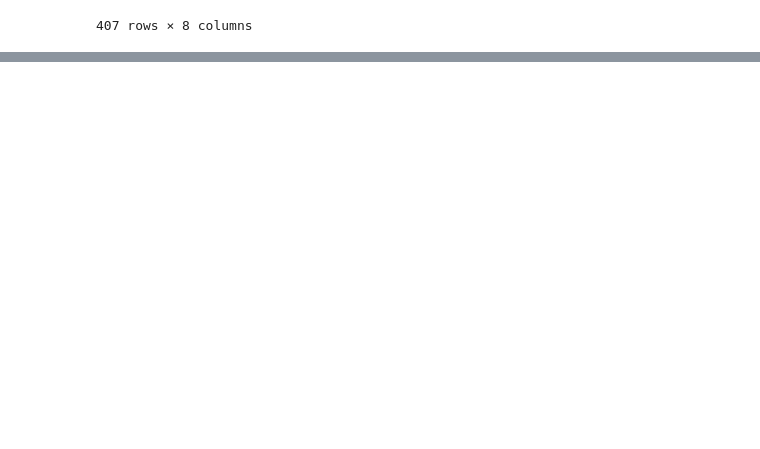
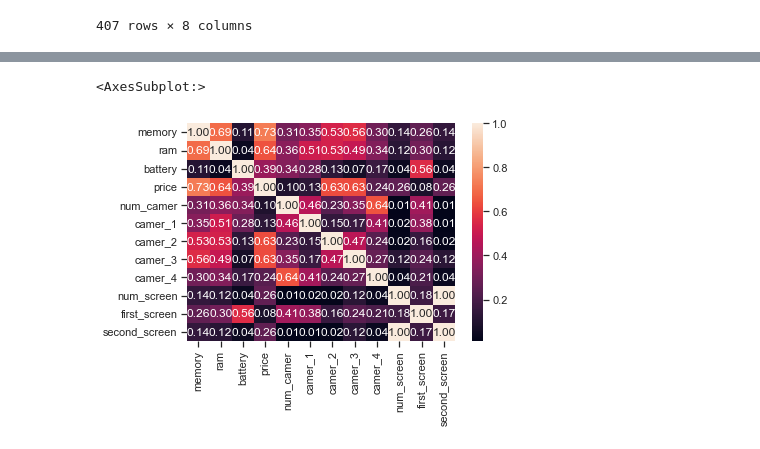
Before and after one commit to LarryNyuron/datasosaience, a Jupyter notebook: Phone/phones.ipynb, the cells around one changed output, grey strips where cells are left out. Saved outputs shown, nothing was run; the diff lists cells and outputs as text; code cells hidden in the pictures; blank space fills up the shorter version.

```diff
--- a/Phone/phones.ipynb
+++ b/Phone/phones.ipynb
@@ -129,0 +313,5 @@ plt.show()
+# %%
+sns.heatmap(abs(uniq_line.corr()), annot=True, fmt='.2f', linecolor='black')
+# %% [output]
+<AxesSubplot:>
+[figure, added]
```
Also changed, not shown: parts of 22 cells of this notebook, 2 other files.
